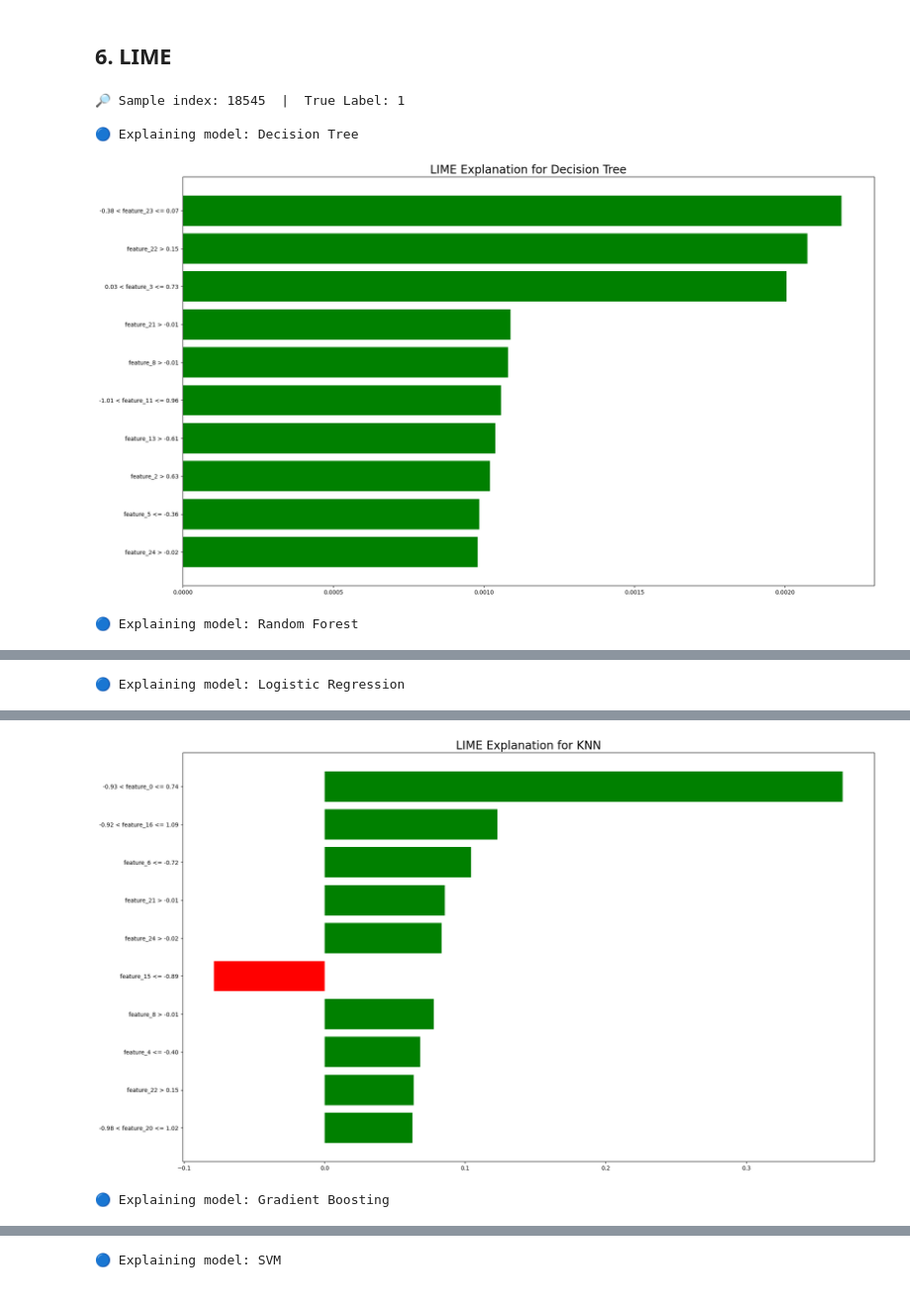
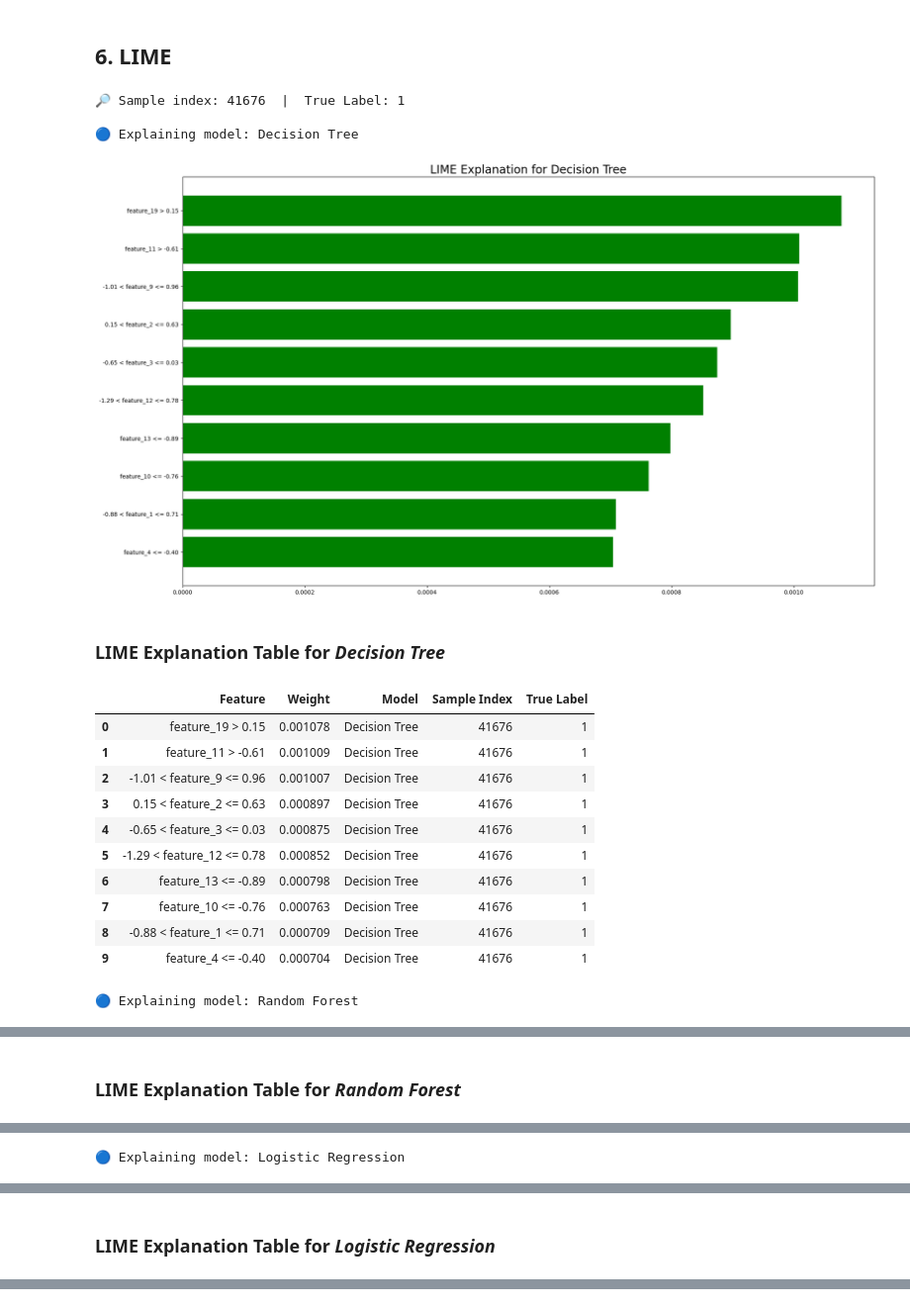
Before and after one commit to haiderCho/CSE445-Project-MLPUD, a Jupyter notebook: ML_Pipeline.ipynb, the cells around one changed output, grey strips where cells are left out. Shown at 99% size. Saved outputs shown, nothing was run; the diff lists cells and outputs as text; code cells hidden in the pictures.

```diff
--- a/ML_Pipeline.ipynb
+++ b/ML_Pipeline.ipynb
@@ -336,9 +393,9 @@ print("✅ Gradient Boosting training complete and model saved.")
 # %%
 # Define parameter grid
 svm_params = {
-    'C': [0.1, 1, 10],
-    'kernel': ['linear', 'rbf'],
-    'gamma': ['scale', 'auto']
+    'C': [1],
+    'kernel': ['rbf'],
+    'gamma': ['scale']
 }
 
 # Initialize GridSearchCV
@@ -362,18 +419,21 @@ print("✅ Support Vector Machine training complete and model saved.")
 # %% [markdown]
 ### 4.7 XGBoost with GridSearchCV
 # %%
+from sklearn.model_selection import GridSearchCV
+from xgboost import XGBClassifier
+
 # Define parameter grid
 xgb_params = {
-    'n_estimators': [100, 200],
-    'max_depth': [3, 6, 10],
-    'learning_rate': [0.01, 0.1, 0.2],
+    'n_estimators': [100],
+    'max_depth': [5],
+    'learning_rate': [0.1],
     'subsample': [0.8, 1]
 }
 
 # Initialize GridSearchCV
 xgb = GridSearchCV(
-    XGBClassifier(random_state=42, use_label_encoder=False, eval_metric='logloss'),
-    xgb_params,
+    estimator=XGBClassifier(random_state=42, eval_metric='logloss'),
+    param_grid=xgb_params,
     cv=3,
     scoring='f1',
     n_jobs=-1
@@ -583,33 +640,72 @@ explainer = LimeTabularExplainer(
     feature_names=X_train_selected.columns.tolist(),
     class_names=['Non-Phishing', 'Phishing'],
     mode='classification'
 )
 
 # 2. Pick a random test sample
 sample_idx = np.random.randint(0, X_test_selected.shape[0])
 sample = X_test_selected.iloc[sample_idx]
 true_label = y_test.iloc[sample_idx]
 
 print(f"🔎 Sample index: {sample_idx}  |  True Label: {true_label}")
 
+# Optional: collect all explanations into a single table
+all_explanations = []
+
 # 3. LIME Explain for each model
 for model_name, model in models.items():
     print(f"\n🔵 Explaining model: {model_name}")
 
     exp = explainer.explain_instance(
         data_row=sample.values,
         predict_fn=model.predict_proba
     )
 
     # Plot with 1080p resolution
     fig = exp.as_pyplot_figure()
     fig.set_size_inches(19.2, 10.8)
     plt.title(f"LIME Explanation for {model_name}", fontsize=20)
     plt.tight_layout()
     plt.show()
+
+    # 🔽 Create explanation table
+    explanation_list = exp.as_list()
+    explanation_df = pd.DataFrame(explanation_list, columns=["Feature", "Weight"])
+    explanation_df["Model"] = model_name
+    explanation_df["Sample Index"] = sample_idx
+    explanation_df["True Label"] = true_label
+
+    # Display the explanation table
+    display(HTML(f"<h3>LIME Explanation Table for <em>{model_name}</em></h3>"))
+    display(explanation_df)
+
+    # Store for combined view
+    all_explanations.append(explanation_df)
+
+# 📊 Optional: Combine all explanations
+combined_explanations_df = pd.concat(all_explanations, ignore_index=True)
+
+# Display combined table
+display(HTML("<h2>Combined LIME Explanation Table</h2>"))
+display(combined_explanations_df)
+
+# Optional: Export to CSV
+# combined_explanations_df.to_csv("lime_explanations.csv", index=False)
 # %% [output]
-🔎 Sample index: 18545  |  True Label: 1
+🔎 Sample index: 41676  |  True Label: 1
 
 🔵 Explaining model: Decision Tree
-[figure, old version]
+[figure, new version]
+LIME Explanation Table for Decision Tree
+|  | Feature | Weight | Model | Sample Index | True Label |
+| 0 | feature_19 > 0.15 | 0.001078 | Decision Tree | 41676 | 1 |
+| 1 | feature_11 > -0.61 | 0.001009 | Decision Tree | 41676 | 1 |
+| 2 | -1.01 < feature_9 <= 0.96 | 0.001007 | Decision Tree | 41676 | 1 |
+| 3 | 0.15 < feature_2 <= 0.63 | 0.000897 | Decision Tree | 41676 | 1 |
+| 4 | -0.65 < feature_3 <= 0.03 | 0.000875 | Decision Tree | 41676 | 1 |
+| 5 | -1.29 < feature_12 <= 0.78 | 0.000852 | Decision Tree | 41676 | 1 |
+| 6 | feature_13 <= -0.89 | 0.000798 | Decision Tree | 41676 | 1 |
+| 7 | feature_10 <= -0.76 | 0.000763 | Decision Tree | 41676 | 1 |
+| 8 | -0.88 < feature_1 <= 0.71 | 0.000709 | Decision Tree | 41676 | 1 |
+| 9 | feature_4 <= -0.40 | 0.000704 | Decision Tree | 41676 | 1 |
 🔵 Explaining model: Random Forest
@@ -616,0 +713 @@ for model_name, model in models.items():
+LIME Explanation Table for Random Forest
@@ -618,0 +727 @@ for model_name, model in models.items():
+LIME Explanation Table for Logistic Regression
@@ -620,2 +739,0 @@ for model_name, model in models.items():
-[figure, removed]
-🔵 Explaining model: Gradient Boosting
@@ -623 +739,0 @@ for model_name, model in models.items():
-🔵 Explaining model: SVM
```
Also changed, not shown: parts of 10 cells of this notebook, 17 other files.
